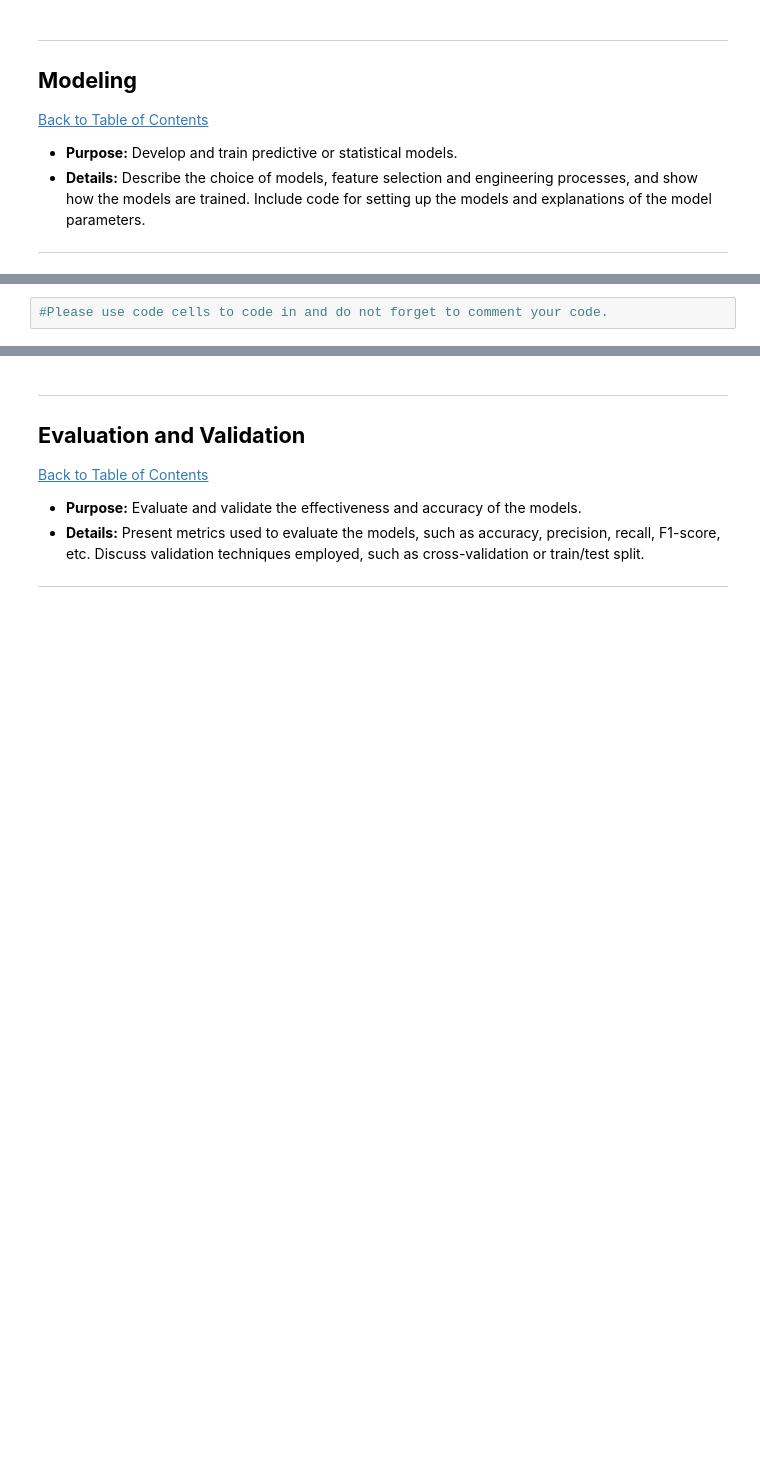
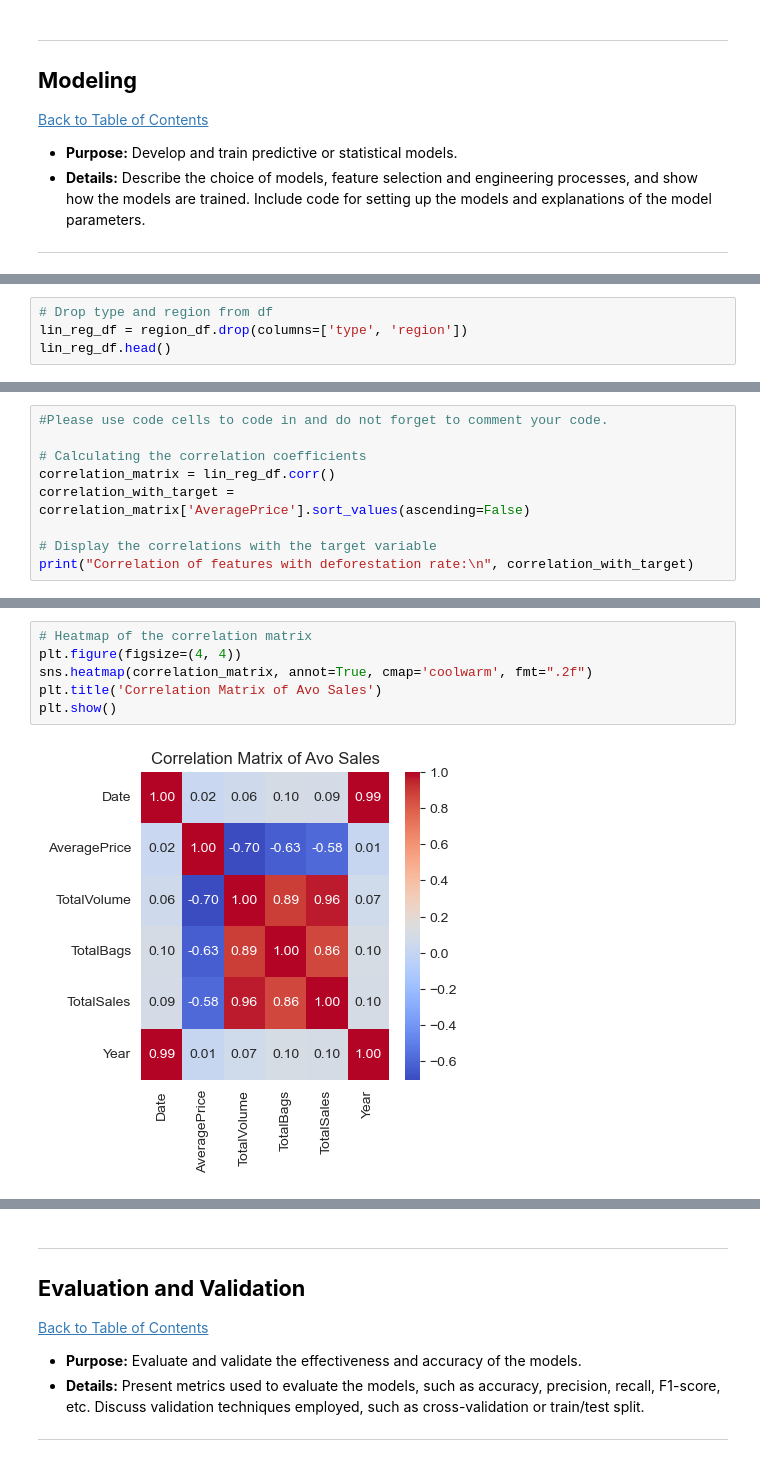
Before and after one commit to jono905/final_python_project, a Jupyter notebook: Python Project 2_Workplace.ipynb, the cells around one changed output, grey strips where cells are left out. Cells and saved outputs as stored; diff of their text form; blank space fills up the shorter version.

```diff
--- a/Python Project 2_Workplace.ipynb
+++ b/Python Project 2_Workplace.ipynb
@@ -649,0 +666,4 @@ Playing with the filters in above graph, one can conclude the following:
+# %%
+# Drop type and region from df
+lin_reg_df = region_df.drop(columns=['type', 'region'])
+lin_reg_df.head()
@@ -650,2 +677,9 @@ Playing with the filters in above graph, one can conclude the following:
 # %%
 #Please use code cells to code in and do not forget to comment your code.
+
+# Calculating the correlation coefficients
+correlation_matrix = lin_reg_df.corr()
+correlation_with_target = correlation_matrix['AveragePrice'].sort_values(ascending=False)
+
+# Display the correlations with the target variable
+print("Correlation of features with deforestation rate:\n", correlation_with_target)
@@ -651,0 +695,8 @@ Playing with the filters in above graph, one can conclude the following:
+# %%
+# Heatmap of the correlation matrix
+plt.figure(figsize=(4, 4))
+sns.heatmap(correlation_matrix, annot=True, cmap='coolwarm', fmt=".2f")
+plt.title('Correlation Matrix of Avo Sales')
+plt.show()
+# %% [output]
+[figure, added]
```
Also changed, not shown: parts of 15 cells of this notebook.
